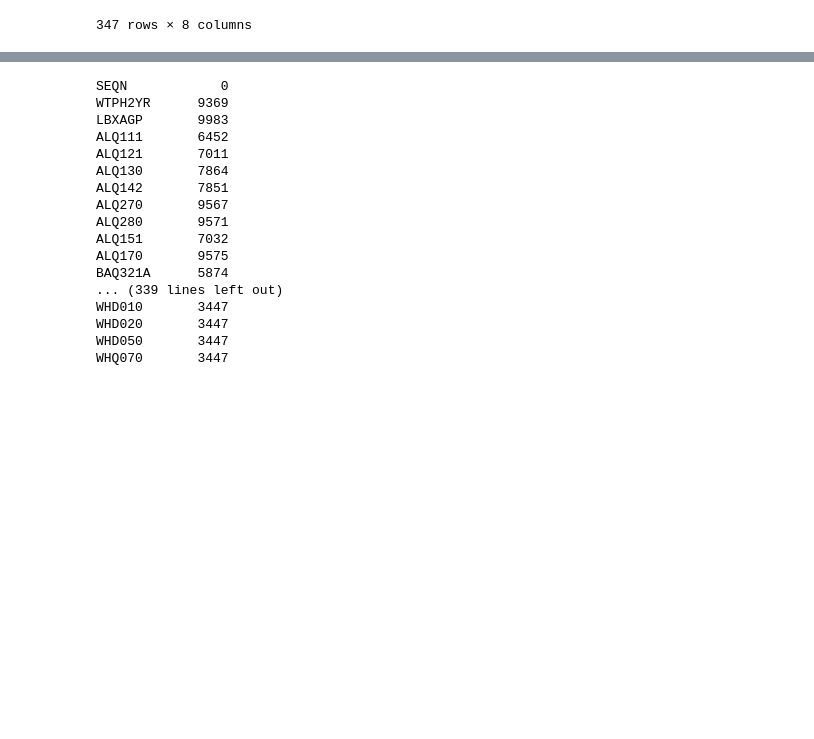
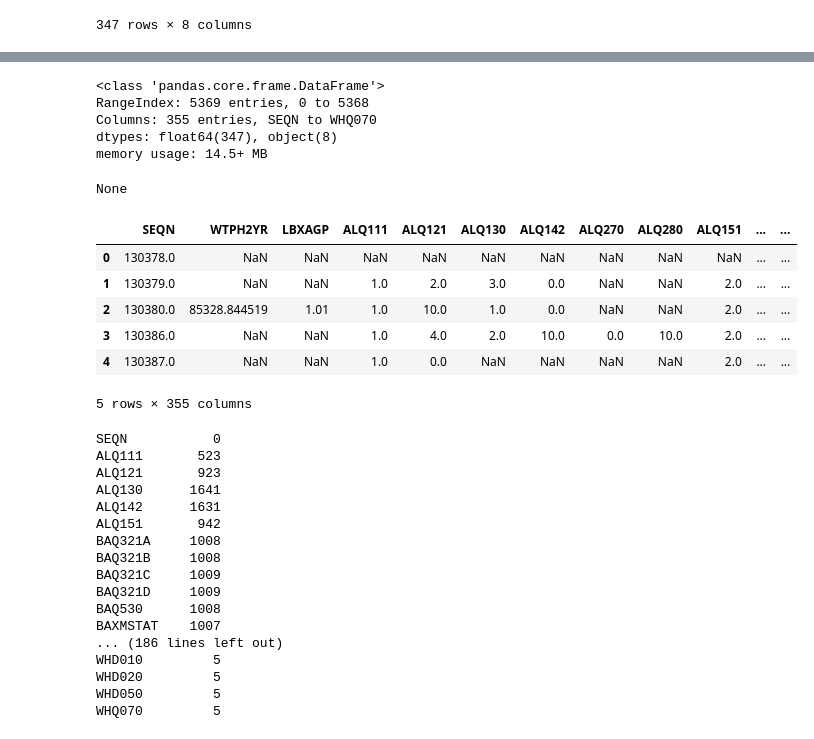
Before and after one commit to JoesphK/DEPIGradProject, a Jupyter notebook: HC.ipynb, the cells around one changed output, grey strips where cells are left out. Drawn from its saved outputs; the diff is of its cells as text; code cells hidden in the pictures; blank space fills up the shorter version.

Commit message:
Droping rows & cols(missing>50)

```diff
--- a/HC.ipynb
+++ b/HC.ipynb
@@ -129,7 +129,7 @@ from pathlib import Path
 import pyreadstat
 from collections import defaultdict
 import numpy as np
-new_df=pd.read_csv("C:/DEPI_Project/merged_output.csv")
+new_df=pd.read_csv("C:/DEPI_Project - 2025/DataSet/CSV/merged_output.csv")
 # %%
 display(new_df.info(),new_df.head())
 # %% [output]
@@ -162,3 +162,10 @@ new_df.describe().T
 | WHD050 | 8486.0 | 420.465237 | 1491.928102 | 67.000 | 145.000000 | 175.000000 | 214.000000 | 9999.000000 |
 | WHQ070 | 8486.0 | 1.548786 | 0.520562 | 1.000 | 1.000000 | 2.000000 | 2.000000 | 9.000000 |
 347 rows × 8 columns
+# %%
+# Select rows with more than 50% missing values
+threshold = new_df.shape[1] * 0.50
+rows_with_many_nans = new_df[new_df.isnull().sum(axis=1) > threshold]
+
+# Display the result
+print(rows_with_many_nans)
@@ -165,23 +178,45 @@ new_df.describe().T
+# %%
+## keep lessthan or equal 50% missing rows
+new_df = new_df[new_df.isnull().sum(axis=1) <= threshold]
+
+# (Optional) Reset the index
+new_df.reset_index(drop=True, inplace=True)
+# %%
+display(new_df.info(),new_df.head())
+# %% [output]
+<class 'pandas.core.frame.DataFrame'>
+RangeIndex: 5369 entries, 0 to 5368
+Columns: 355 entries, SEQN to WHQ070
+dtypes: float64(347), object(8)
+memory usage: 14.5+ MB
+None
+|  | SEQN | WTPH2YR | LBXAGP | ALQ111 | ALQ121 | ALQ130 | ALQ142 | ALQ270 | ALQ280 | ALQ151 | ... | ... |
+| 0 | 130378.0 | NaN | NaN | NaN | NaN | NaN | NaN | NaN | NaN | NaN | ... | ... |
+| 1 | 130379.0 | NaN | NaN | 1.0 | 2.0 | 3.0 | 0.0 | NaN | NaN | 2.0 | ... | ... |
+| 2 | 130380.0 | 85328.844519 | 1.01 | 1.0 | 10.0 | 1.0 | 0.0 | NaN | NaN | 2.0 | ... | ... |
+| 3 | 130386.0 | NaN | NaN | 1.0 | 4.0 | 2.0 | 10.0 | 0.0 | 10.0 | 2.0 | ... | ... |
+| 4 | 130387.0 | NaN | NaN | 1.0 | 0.0 | NaN | NaN | NaN | NaN | 2.0 | ... | ... |
+5 rows × 355 columns
 # %%
-##Detect Null Values
+##Detect Null Values [columns]
 #new_df.isnull().sum()
 print(new_df.isnull().sum().to_string())
 # %% [output]
-SEQN            0
-WTPH2YR      9369
-LBXAGP       9983
-ALQ111       6452
-ALQ121       7011
-ALQ130       7864
-ALQ142       7851
-ALQ270       9567
-ALQ280       9571
-ALQ151       7032
-ALQ170       9575
-BAQ321A      5874
-... (339 lines left out)
-WHD010       3447
-WHD020       3447
-WHD050       3447
-WHQ070       3447
+SEQN           0
+ALQ111       523
+ALQ121       923
+ALQ130      1641
+ALQ142      1631
+ALQ151       942
+BAQ321A     1008
+BAQ321B     1008
+BAQ321C     1009
+BAQ321D     1009
+BAQ530      1008
+BAXMSTAT    1007
+... (186 lines left out)
+WHD010         5
+WHD020         5
+WHD050         5
+WHQ070         5
 # %%
```
Also changed, not shown: parts of 5 cells of this notebook, 1 other file.
